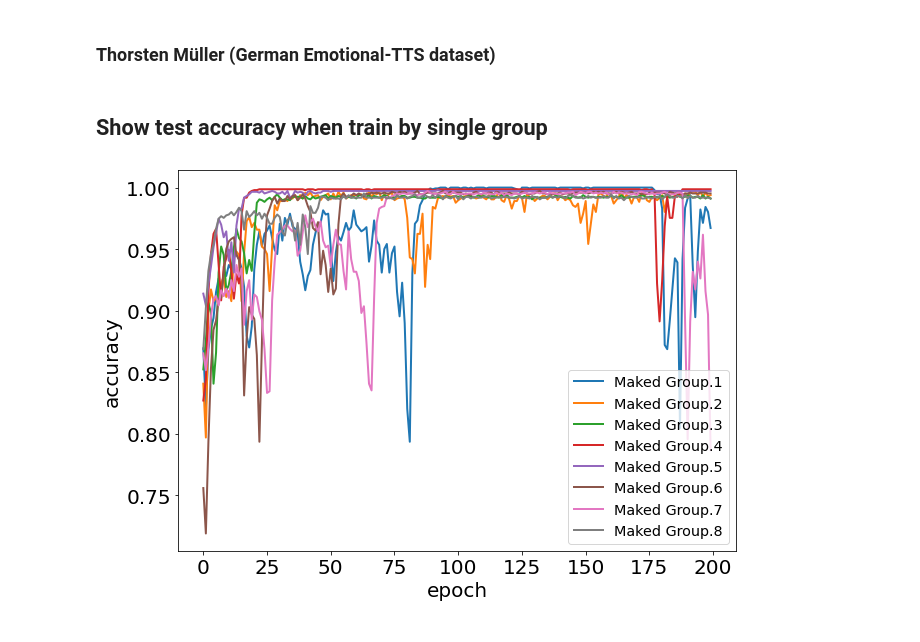
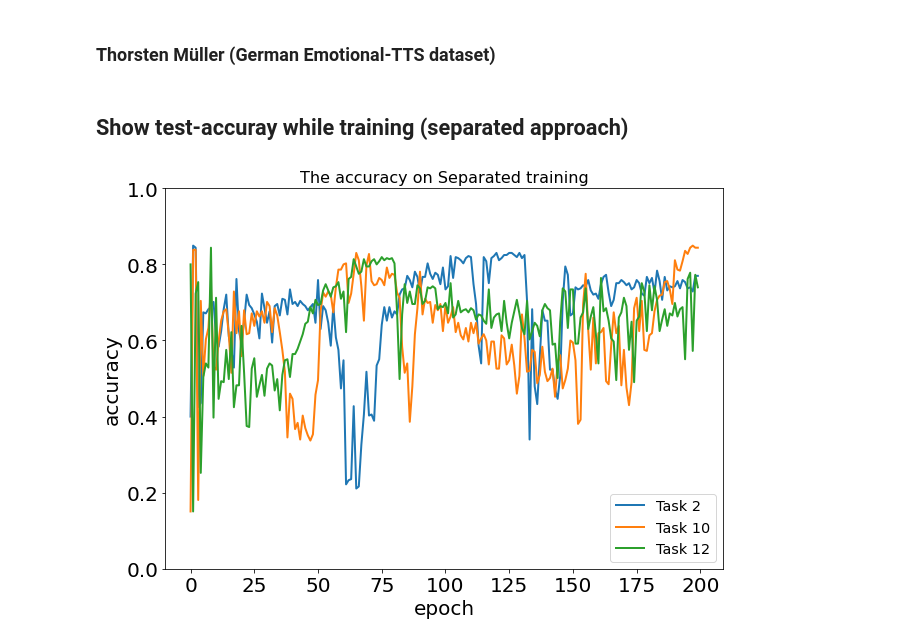
Before and after one commit to aascode/ICASSP2022, a Jupyter notebook: data-visualization.ipynb, the cells around one changed output. Saved outputs shown, nothing was run; the diff lists cells and outputs as text; code cells hidden in the pictures.

Commit message:
update speech task group

```diff
--- a/data-visualization.ipynb
+++ b/data-visualization.ipynb
@@ -47,0 +103,19 @@ plt.show()
+# %%
+##### calculate for MALE distribution
+other_df = df[df.gender=='Other']
+sleepy_classes = list(np.unique(other_df.sss))
+#sleepy_classes = list(map(lambda x: (re.findall("\d", x)[0]) if type(x) is str else '', sleepy_classes))
+sleepy_dist = other_df.groupby(['sss'])['session_id'].count()
+
+
+
+
+fig, ax = plt.subplots(figsize=(10, 5))
+#ax.set_title('Sleepiness distribution', y=1)
+ax.bar(sleepy_classes, sleepy_dist,  0.6, color='#274e13')
+ax.set(ylabel="Number of Speakers", xlabel="Sleepiness level")
+
+
+for i, length in enumerate(sleepy_dist):
+    plt.text(x=i+1, y=length+2 , s=f'%d'%length , fontdict=dict(fontsize=12), color='blue', ha='center')
+plt.show()
@@ -298,23 +374,41 @@ for idx in tqdm(df.index):
 
     print(x_embedding.shape)
 # %% [markdown]
-## Show test accuracy when train by single group
+## Show test-accuray while training (separated approach)
 # %%
+
+# plt.figure(figsize=(10, 7))
+# plt.tick_params(axis='both', which='major', labelsize=20)
+
+# #plt.title('Test accuracy over masked group', fontdict=dict(fontsize=16))
+# plt.xlabel('epoch',  fontdict=dict(fontsize=20))
+# plt.ylabel('accuracy', fontdict=dict(fontsize=20) )
+# for i in range(1, 13):
+#     f = open('images/hist_model4-train-by-task'+str(i)+'_train2.json')
+#     data = json.load(f)
+#     f.close()
+
+#     val_acc = data['acc']
+#     plt.plot(val_acc, label='Task '+str(i), linewidth=2)
+# plt.legend(fontsize="x-large", loc='lower right')
+# plt.show()
+
 
 plt.figure(figsize=(10, 7))
 plt.tick_params(axis='both', which='major', labelsize=20)
 
-#plt.title('Test accuracy over masked group', fontdict=dict(fontsize=16))
+plt.title('The accuracy on Separated training', fontdict=dict(fontsize=16))
 plt.xlabel('epoch',  fontdict=dict(fontsize=20))
 plt.ylabel('accuracy', fontdict=dict(fontsize=20) )
-for i in range(1, 9):
-    f = open('images/hist_model4-train-by-gr'+str(i)+'_train2.json')
+plt.ylim((0, 1))
+for i in [2, 10, 12]:
+    f = open('images/archive_9.29.2021/hist_separated_train-by-task'+str(i)+'_train5.json')
     data = json.load(f)
     f.close()
 
-    val_acc = data['acc']
-    plt.plot(val_acc, label='Maked Group.'+str(i), linewidth=2)
+    val_acc = data['val_acc']
+    plt.plot(val_acc, label='Task '+str(i), linewidth=2)
 plt.legend(fontsize="x-large", loc='lower right')
 plt.show()
 # %% [output]
-[figure, old version]
+[figure, new version]
```
Also changed, not shown: parts of 13 cells of this notebook, 2 other files.
